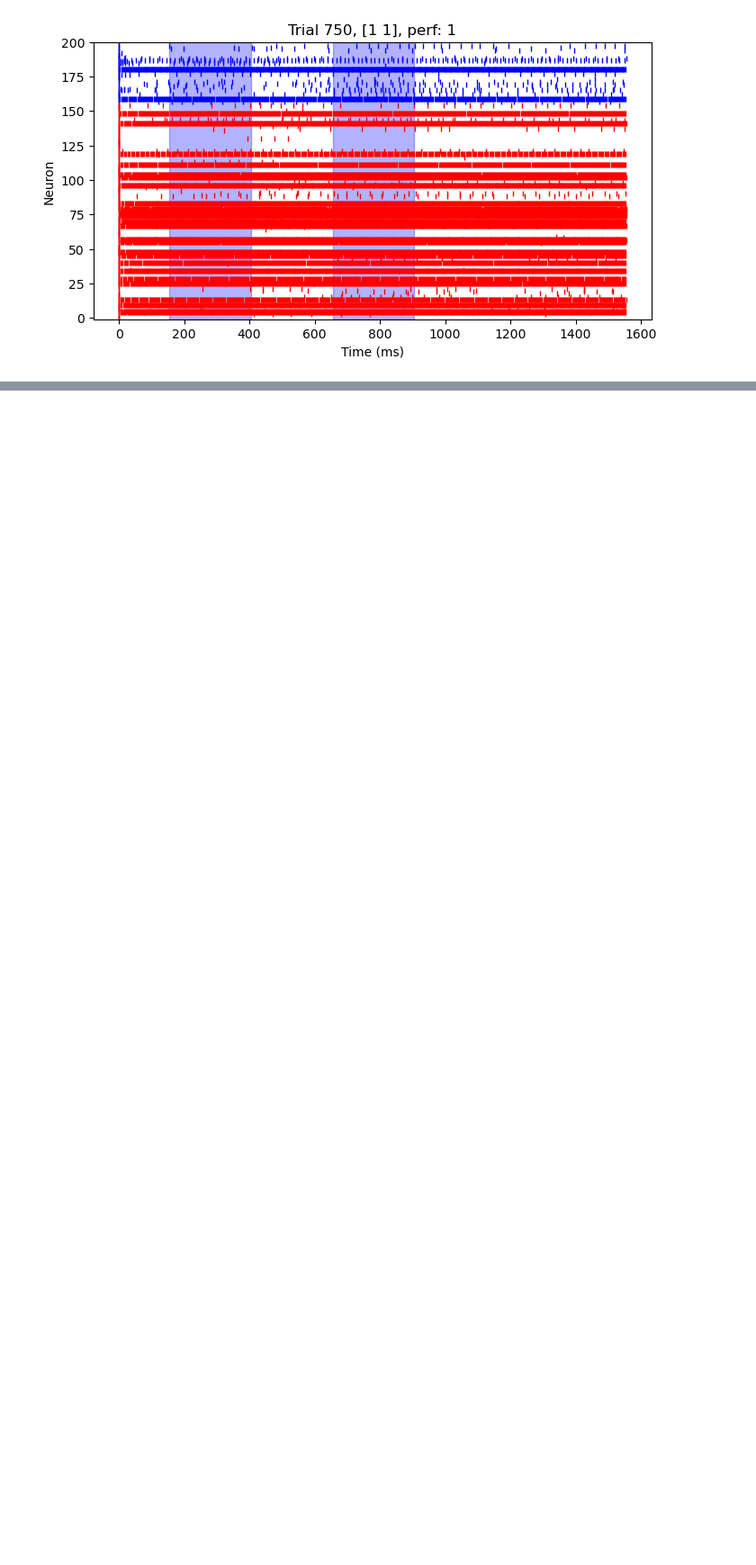
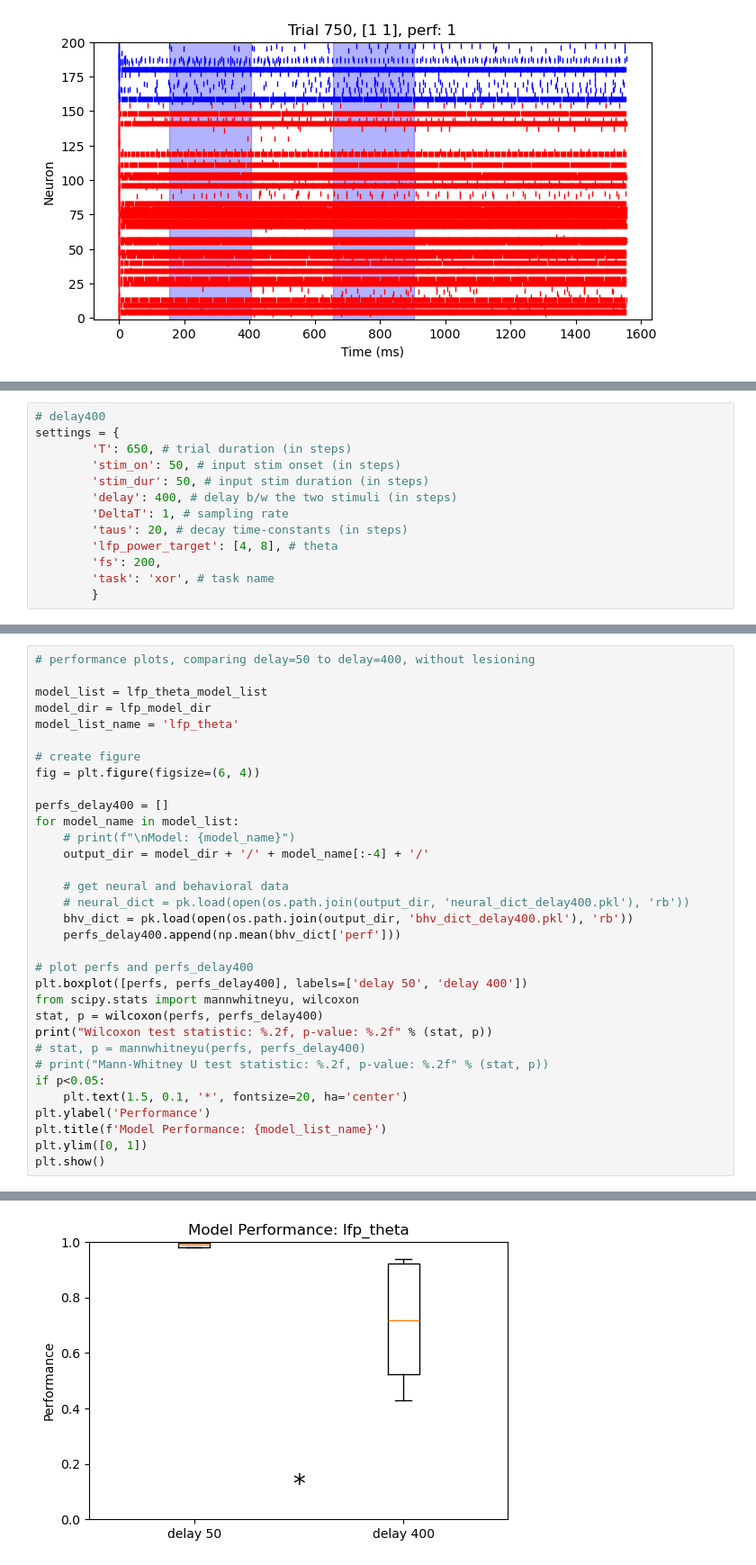
Before and after one commit to renee-tung/spikeRNN, a Jupyter notebook: analysis_code/model_eval/LFP-related models/lfp_model_entiretrialtarget.ipynb, the cells around one changed output, grey strips where cells are left out. Shown at 90% size. Cells and saved outputs as stored; diff of their text form; blank space fills up the shorter version.

```diff
--- a/analysis_code/model_eval/LFP-related models/lfp_model_entiretrialtarget.ipynb
+++ b/analysis_code/model_eval/LFP-related models/lfp_model_entiretrialtarget.ipynb
@@ -625,0 +726,13 @@ for trial_id in [0, 250, 500, 750]:
+# %%
+# delay400
+settings = {
+        'T': 650, # trial duration (in steps)
+        'stim_on': 50, # input stim onset (in steps)
+        'stim_dur': 50, # input stim duration (in steps)
+        'delay': 400, # delay b/w the two stimuli (in steps)
+        'DeltaT': 1, # sampling rate
+        'taus': 20, # decay time-constants (in steps)
+        'lfp_power_target': [4, 8], # theta
+        'fs': 200,
+        'task': 'xor', # task name
+        }
@@ -625,0 +816,34 @@ for trial_id in [0, 250, 500, 750]:
+# %%
+# performance plots, comparing delay=50 to delay=400, without lesioning
+
+model_list = lfp_theta_model_list
+model_dir = lfp_model_dir
+model_list_name = 'lfp_theta'
+
+# create figure
+fig = plt.figure(figsize=(6, 4))
+
+perfs_delay400 = []
+for model_name in model_list:
+    # print(f"\nModel: {model_name}")
+    output_dir = model_dir + '/' + model_name[:-4] + '/'
+
+    # get neural and behavioral data
+    # neural_dict = pk.load(open(os.path.join(output_dir, 'neural_dict_delay400.pkl'), 'rb'))
+    bhv_dict = pk.load(open(os.path.join(output_dir, 'bhv_dict_delay400.pkl'), 'rb'))
+    perfs_delay400.append(np.mean(bhv_dict['perf']))
+
+# plot perfs and perfs_delay400
+plt.boxplot([perfs, perfs_delay400], labels=['delay 50', 'delay 400'])
+from scipy.stats import mannwhitneyu, wilcoxon
+stat, p = wilcoxon(perfs, perfs_delay400)
+print("Wilcoxon test statistic: %.2f, p-value: %.2f" % (stat, p))
+# stat, p = mannwhitneyu(perfs, perfs_delay400)
+# print("Mann-Whitney U test statistic: %.2f, p-value: %.2f" % (stat, p))
+if p<0.05:
+    plt.text(1.5, 0.1, '*', fontsize=20, ha='center')
+plt.ylabel('Performance')
+plt.title(f'Model Performance: {model_list_name}')
+plt.ylim([0, 1])
+plt.show()
+# %% [output]
@@ -625,0 +851 @@ for trial_id in [0, 250, 500, 750]:
+[figure, added]
```
Also changed, not shown: parts of 14 cells of this notebook, 6 other files.
